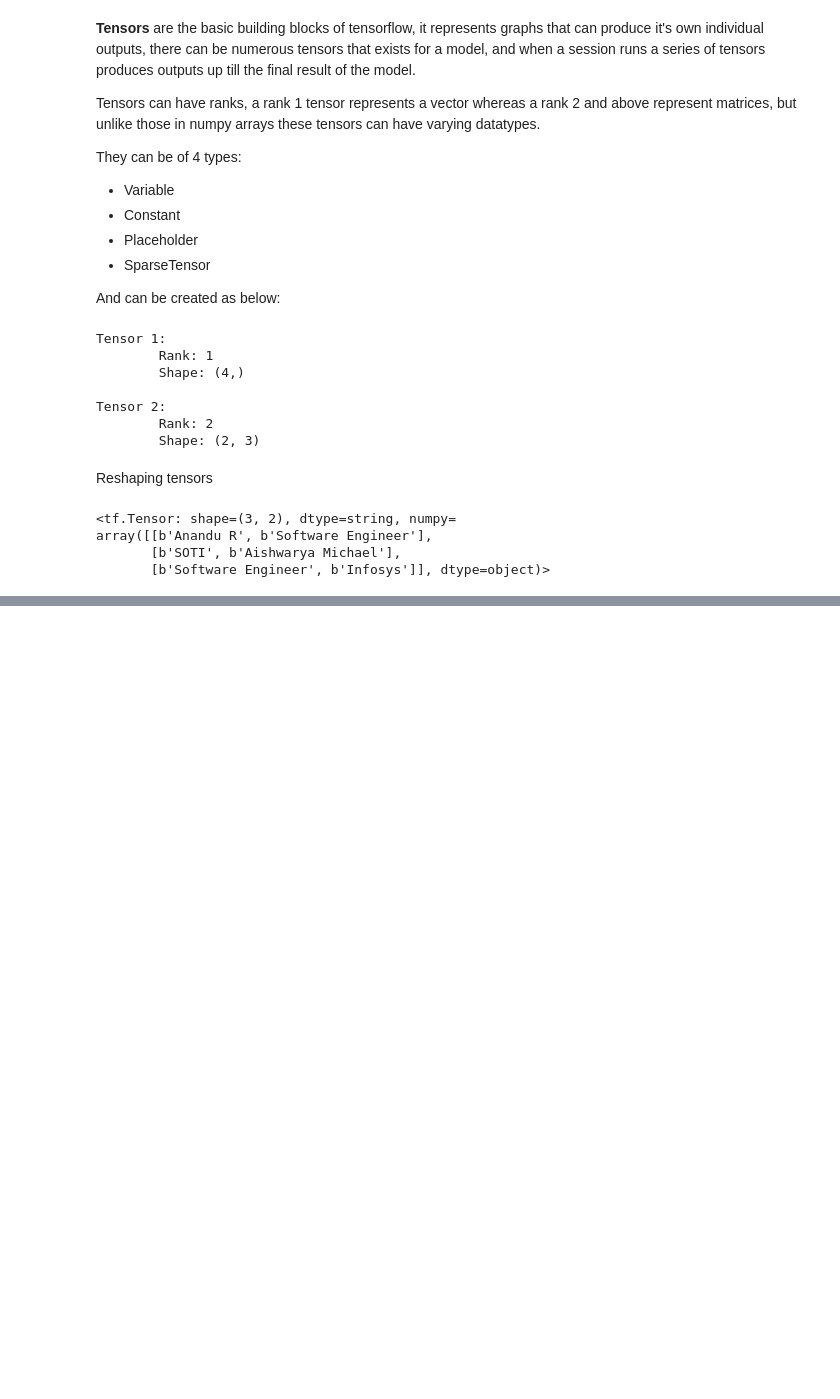
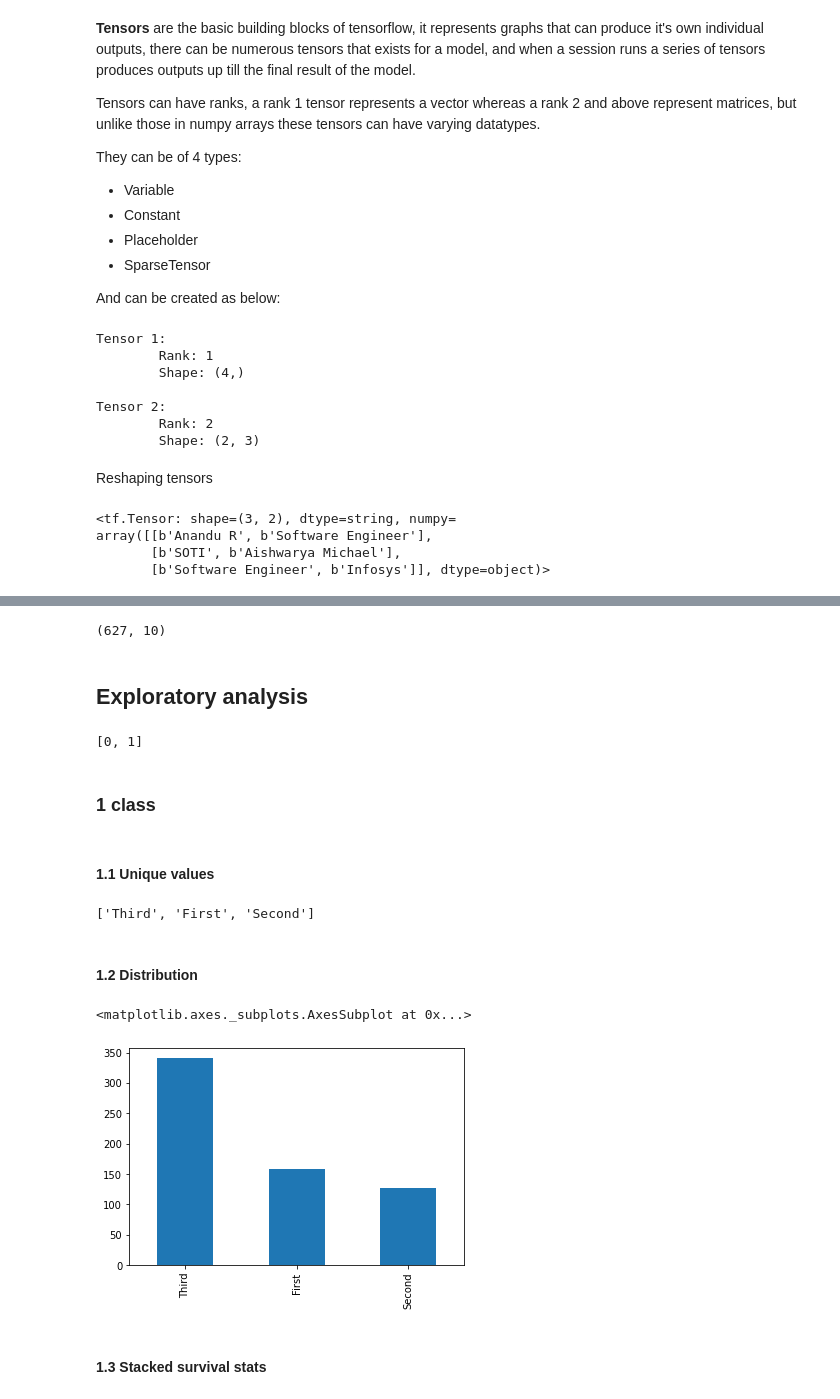
Before and after one commit to AnanduR32/DeepLearning, a Jupyter notebook: Basics/TensorFlow 2.0/Tensorflow_2_0.ipynb, the cells around one changed output, grey strips where cells are left out. Cells and saved outputs as stored; diff of their text form; code cells hidden in the pictures; blank space fills up the shorter version.

```diff
--- a/Basics/TensorFlow 2.0/Tensorflow_2_0.ipynb
+++ b/Basics/TensorFlow 2.0/Tensorflow_2_0.ipynb
@@ -193,0 +104,29 @@ df.plot(kind = "bar", stacked = False)
+# %%
+df_train.shape
+# %% [output]
+(627, 10)
+# %% [markdown]
+## Exploratory analysis
+# %%
+unique_survived = [val for val in y_train.unique()]
+unique_survived
+# %% [output]
+[0, 1]
+# %% [markdown]
+### 1 class
+# %% [markdown]
+#### 1.1 Unique values
+# %%
+unique_class = [val for val in df_train['class'].unique()]
+unique_class
+# %% [output]
+['Third', 'First', 'Second']
+# %% [markdown]
+#### 1.2 Distribution
+# %%
+df_train['class'].value_counts().plot(kind = 'bar')
+# %% [output]
+<matplotlib.axes._subplots.AxesSubplot at 0x...>
+[figure, added]
+# %% [markdown]
+#### 1.3 Stacked survival stats
```
Also changed, not shown: parts of 94 cells of this notebook.
